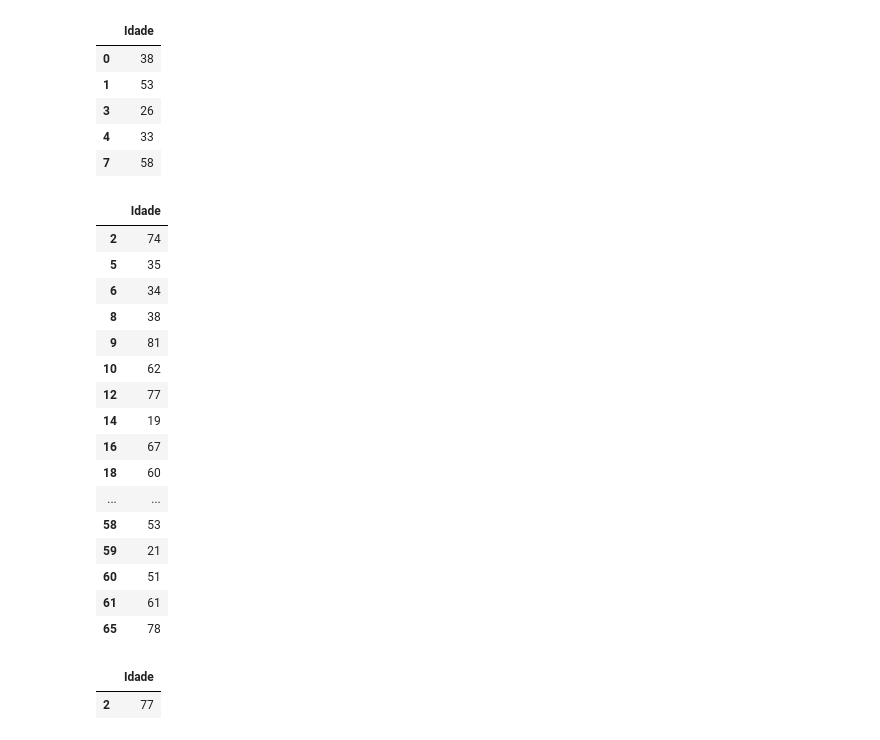
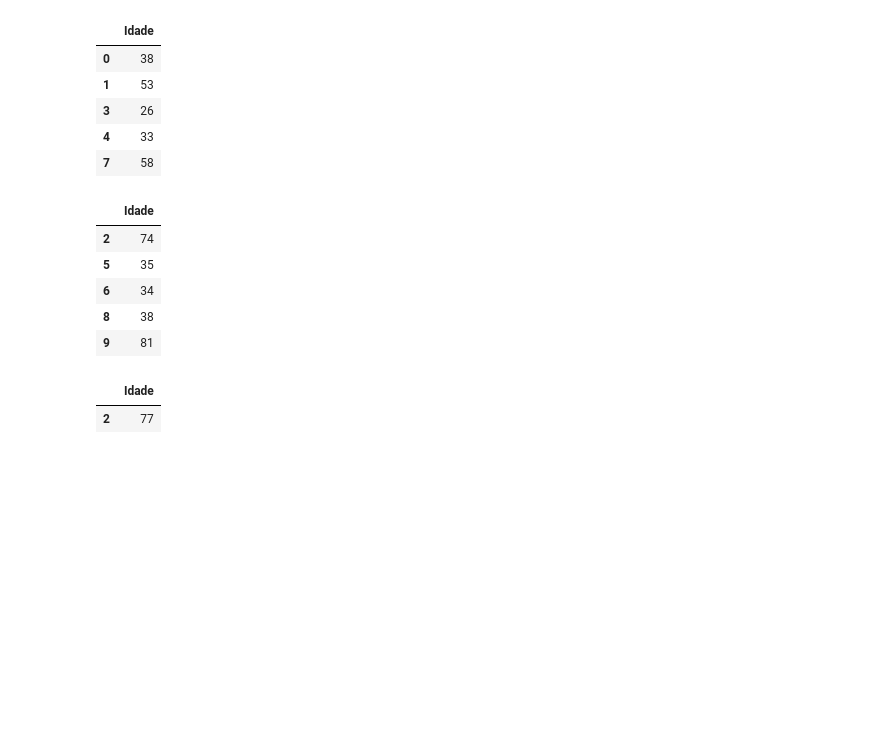
Before and after one commit to fpgdesa/CovidDashboard, a Jupyter notebook: dashboard/Notebook/Dados_Paty.ipynb, the cells around one changed output. Cells and saved outputs as stored; diff of their text form; code cells hidden in the pictures; blank space fills up the shorter version.

```diff
--- a/dashboard/Notebook/Dados_Paty.ipynb
+++ b/dashboard/Notebook/Dados_Paty.ipynb
@@ -208,25 +222,14 @@ mulheres_contaminadas_paty.head()
 # %%
 homens_contaminados_paty = dados_contaminados_paty[dados_contaminados_paty['Sexo']=='Masculino'][['Idade']]
 # %%
-homens_contaminados_paty
+homens_contaminados_paty.head()
 # %% [output]
 |  | Idade |
 | 2 | 74 |
 | 5 | 35 |
 | 6 | 34 |
 | 8 | 38 |
 | 9 | 81 |
-| 10 | 62 |
-| 12 | 77 |
-| 14 | 19 |
-| 16 | 67 |
-| 18 | 60 |
-| ... | ... |
-| 58 | 53 |
-| 59 | 21 |
-| 60 | 51 |
-| 61 | 61 |
-| 65 | 78 |
 # %%
 mulheres_obito_paty = dados_obitos_paty[dados_obitos_paty['Sexo']=='Feminino'][['Idade']]
 # %%
```
Also changed, not shown: parts of 26 cells of this notebook, 3 other files.
